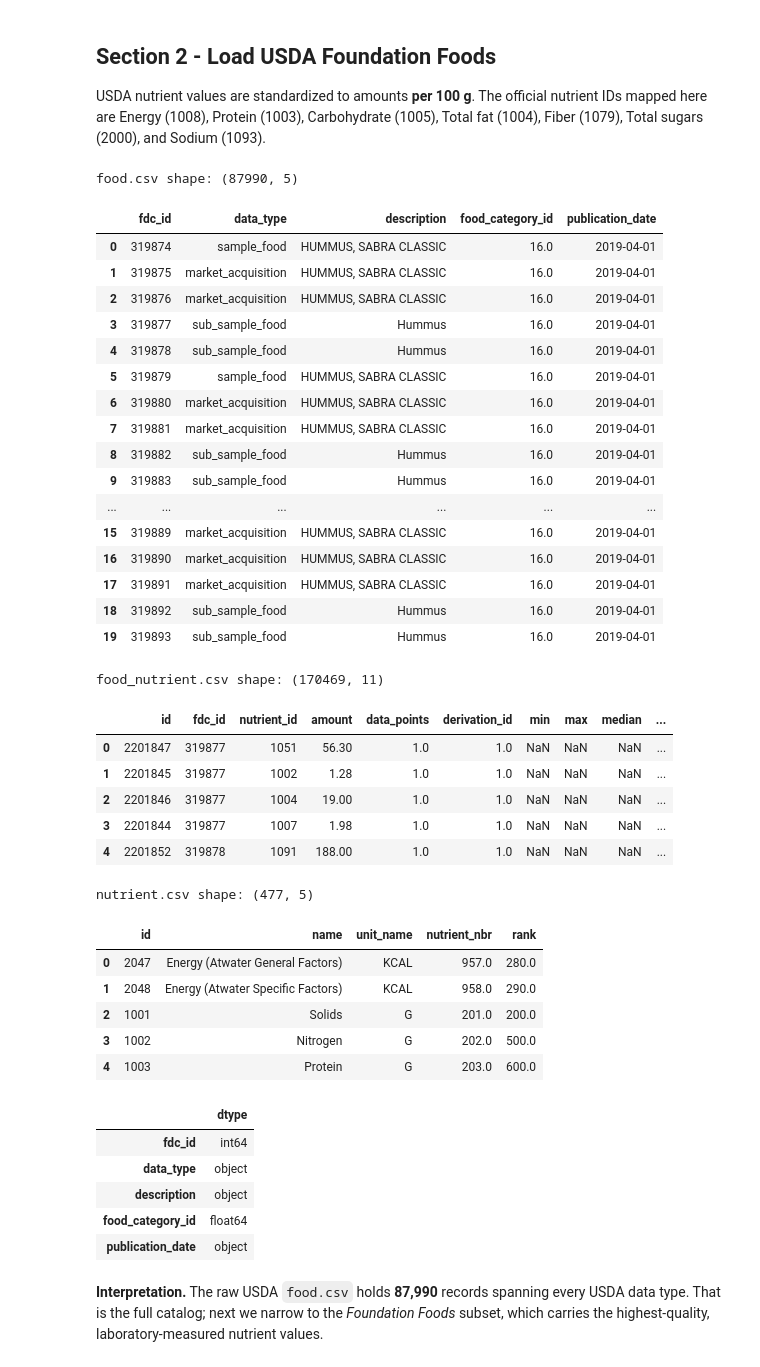
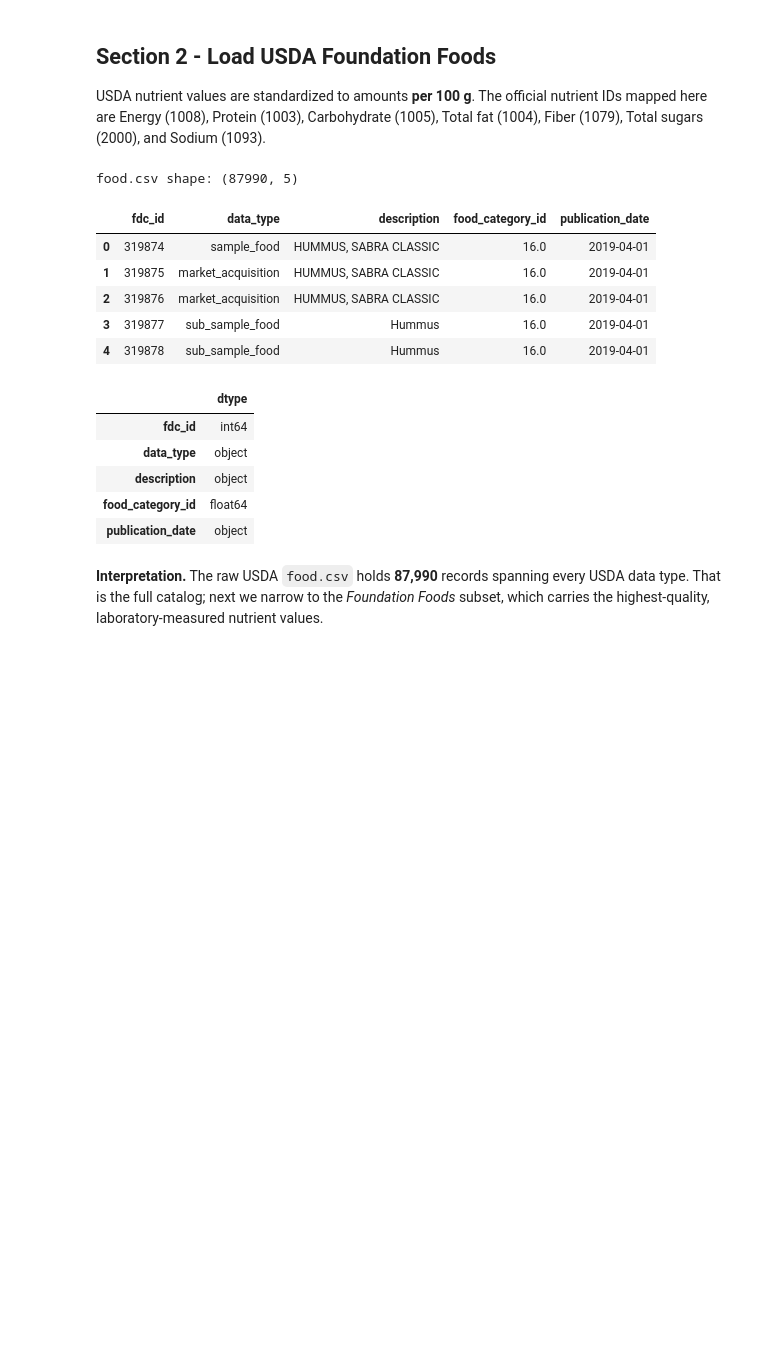
Before and after one commit to abhijithn07/data-science-roadmap, a Jupyter notebook: Project/notebooks/NutriTrack_Phase1_Analysis.ipynb, the cells around one changed output. Drawn from its saved outputs; the diff is of its cells as text; code cells hidden in the pictures; blank space fills up the shorter version.

```diff
--- a/Project/notebooks/NutriTrack_Phase1_Analysis.ipynb
+++ b/Project/notebooks/NutriTrack_Phase1_Analysis.ipynb
@@ -52,59 +52,30 @@ USDA nutrient values are standardized to amounts **per 100 g**. The official nut
 # %%
 def find_usda_file(filename):
     matches = list(USDA_DIR.rglob(filename))
     if not matches:
         raise FileNotFoundError(f'{filename} not found under {USDA_DIR}. Download and extract the official USDA Foundation Foods CSV ZIP first.')
     return matches[0]
 
 food_raw = pd.read_csv(find_usda_file('food.csv'), low_memory=False)
 food_nutrient_raw = pd.read_csv(find_usda_file('food_nutrient.csv'), low_memory=False)
 nutrient_raw = pd.read_csv(find_usda_file('nutrient.csv'), low_memory=False)
 print('food.csv shape:', food_raw.shape)
-display(food_raw.head(20))
-print('food_nutrient.csv shape:', food_nutrient_raw.shape)
-display(food_nutrient_raw.head())
-print('nutrient.csv shape:', nutrient_raw.shape)
-display(nutrient_raw.head())
+display(food_raw.head())
 display(food_raw.dtypes.to_frame('dtype'))
 # %% [output]
 food.csv shape: (87990, 5)
 |  | fdc_id | data_type | description | food_category_id | publication_date |
 | 0 | 319874 | sample_food | HUMMUS, SABRA CLASSIC | 16.0 | 2019-04-01 |
 | 1 | 319875 | market_acquisition | HUMMUS, SABRA CLASSIC | 16.0 | 2019-04-01 |
 | 2 | 319876 | market_acquisition | HUMMUS, SABRA CLASSIC | 16.0 | 2019-04-01 |
 | 3 | 319877 | sub_sample_food | Hummus | 16.0 | 2019-04-01 |
 | 4 | 319878 | sub_sample_food | Hummus | 16.0 | 2019-04-01 |
-| 5 | 319879 | sample_food | HUMMUS, SABRA CLASSIC | 16.0 | 2019-04-01 |
-| 6 | 319880 | market_acquisition | HUMMUS, SABRA CLASSIC | 16.0 | 2019-04-01 |
-| 7 | 319881 | market_acquisition | HUMMUS, SABRA CLASSIC | 16.0 | 2019-04-01 |
-| 8 | 319882 | sub_sample_food | Hummus | 16.0 | 2019-04-01 |
-| 9 | 319883 | sub_sample_food | Hummus | 16.0 | 2019-04-01 |
-| ... | ... | ... | ... | ... | ... |
-| 15 | 319889 | market_acquisition | HUMMUS, SABRA CLASSIC | 16.0 | 2019-04-01 |
-| 16 | 319890 | market_acquisition | HUMMUS, SABRA CLASSIC | 16.0 | 2019-04-01 |
-| 17 | 319891 | market_acquisition | HUMMUS, SABRA CLASSIC | 16.0 | 2019-04-01 |
-| 18 | 319892 | sub_sample_food | Hummus | 16.0 | 2019-04-01 |
-| 19 | 319893 | sub_sample_food | Hummus | 16.0 | 2019-04-01 |
-food_nutrient.csv shape: (170469, 11)
-|  | id | fdc_id | nutrient_id | amount | data_points | derivation_id | min | max | median | ... |
-| 0 | 2201847 | 319877 | 1051 | 56.30 | 1.0 | 1.0 | NaN | NaN | NaN | ... |
-| 1 | 2201845 | 319877 | 1002 | 1.28 | 1.0 | 1.0 | NaN | NaN | NaN | ... |
-| 2 | 2201846 | 319877 | 1004 | 19.00 | 1.0 | 1.0 | NaN | NaN | NaN | ... |
-| 3 | 2201844 | 319877 | 1007 | 1.98 | 1.0 | 1.0 | NaN | NaN | NaN | ... |
-| 4 | 2201852 | 319878 | 1091 | 188.00 | 1.0 | 1.0 | NaN | NaN | NaN | ... |
+|  | dtype |
+| fdc_id | int64 |
+| data_type | object |
+| description | object |
+| food_category_id | float64 |
+| publication_date | object |
-nutrient.csv shape: (477, 5)
-|  | id | name | unit_name | nutrient_nbr | rank |
-| 0 | 2047 | Energy (Atwater General Factors) | KCAL | 957.0 | 280.0 |
-| 1 | 2048 | Energy (Atwater Specific Factors) | KCAL | 958.0 | 290.0 |
-| 2 | 1001 | Solids | G | 201.0 | 200.0 |
-| 3 | 1002 | Nitrogen | G | 202.0 | 500.0 |
-| 4 | 1003 | Protein | G | 203.0 | 600.0 |
-|  | dtype |
-| fdc_id | int64 |
-| data_type | object |
-| description | object |
-| food_category_id | float64 |
-| publication_date | object |
 # %% [markdown]
 **Interpretation.** The raw USDA `food.csv` holds **87,990** records spanning every USDA
 data type. That is the full catalog; next we narrow to the *Foundation Foods* subset, which
```
Also changed, not shown: parts of 28 cells of this notebook, 2 other files.
